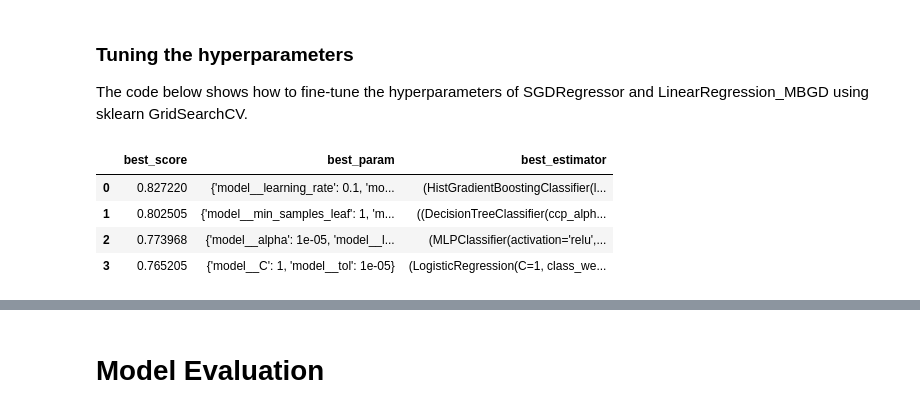
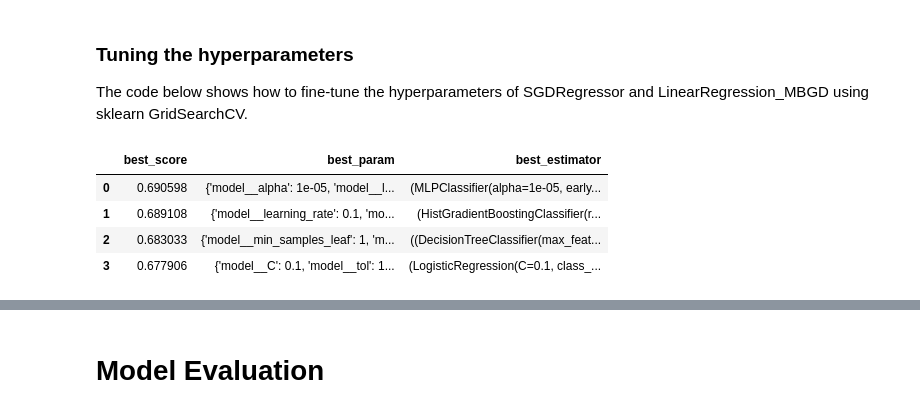
Before and after one commit to adamkritz/nhlgames, a Jupyter notebook: Final Report (.ipynb)/Final_Report.ipynb, the cells around one changed output, grey strips where cells are left out. Cells and saved outputs as stored; diff of their text form; code cells hidden in the pictures.

```diff
--- a/Final Report (.ipynb)/Final_Report.ipynb
+++ b/Final Report (.ipynb)/Final_Report.ipynb
@@ -183,7 +156,7 @@ dat['won'] = dat['won'].astype(int)
 # %% [markdown]
 ## Remove Unecessary Columns
 # %%
-df = dat.drop(['HoA', 'head_coach_x', 'date_time_GMT', 'season', 'head_coach_y', 'level_1', 'settled_in'], axis = 1)
+df = dat.drop(['HoA', 'head_coach_x', 'date_time_GMT', 'season', 'head_coach_y', 'level_1', 'settled_in', 'pts'], axis = 1)
 # %% [markdown]
 ## Splitting Data
 # %%
@@ -387,3 +430,17 @@ X_train_val, y_train_val, ps = get_train_val_ps(X_train, y_train, X_val, y_val)
+# %%
+from sklearn.model_selection import PredefinedSplit
+
+# Combine the feature matrix in the training and validation data
+X_train_val = np.vstack((X_train, X_val))
+
+# Combine the target vector in the training and validation data
+y_train_val = np.vstack((y_train.reshape(-1, 1), y_val.reshape(-1, 1))).reshape(-1)
+
+# Get the indices of training and validation data
+train_val_idxs = np.append(np.full(X_train.shape[0], -1), np.full(X_val.shape[0], 0))
+
+# The PredefinedSplit
+ps = PredefinedSplit(train_val_idxs)
 # %% [markdown]
 ## GridSearchCV
 # %% [markdown]
@@ -491,35 +550,35 @@ for acronym in pipes.keys():
 
     # Update best_score_params_estimator_gs
     best_score_params_estimator_gs.append([gs.best_score_, gs.best_params_, gs.best_estimator_])
 
     # Sort cv_results in ascending order of 'rank_test_score' and 'std_test_score'
     cv_results = pd.DataFrame.from_dict(gs.cv_results_).sort_values(by=['rank_test_score', 'std_test_score'])
 
     # Get the important columns in cv_results
     important_columns = ['rank_test_score',
                          'mean_test_score',
                          'std_test_score',
                          'mean_train_score',
                          'std_train_score',
                          'mean_fit_time',
                          'std_fit_time',
                          'mean_score_time',
                          'std_score_time']
 
     # Move the important columns ahead
     cv_results = cv_results[important_columns + sorted(list(set(cv_results.columns) - set(important_columns)))]
 
     # Write cv_results file
-    cv_results.to_csv(path_or_buf=abspath_curr + '/result/titanic/cv_results/GridSearchCV/' + acronym + '.csv', index=False)
+    cv_results.to_csv(path_or_buf=os.getcwd() + '/results/' + acronym + '.csv', index=False)
 
 # Sort best_score_params_estimator_gs in descending order of the best_score_
 best_score_params_estimator_gs = sorted(best_score_params_estimator_gs, key=lambda x : x[0], reverse=True)
 
 # Print best_score_params_estimator_gs
 pd.DataFrame(best_score_params_estimator_gs, columns=['best_score', 'best_param', 'best_estimator'])
 # %% [output]
 |  | best_score | best_param | best_estimator |
-| 0 | 0.827220 | {'model__learning_rate': 0.1, 'mo... | (HistGradientBoostingClassifier(l... |
-| 1 | 0.802505 | {'model__min_samples_leaf': 1, 'm... | ((DecisionTreeClassifier(ccp_alph... |
-| 2 | 0.773968 | {'model__alpha': 1e-05, 'model__l... | (MLPClassifier(activation='relu',... |
-| 3 | 0.765205 | {'model__C': 1, 'model__tol': 1e-05} | (LogisticRegression(C=1, class_we... |
+| 0 | 0.690598 | {'model__alpha': 1e-05, 'model__l... | (MLPClassifier(alpha=1e-05, early... |
+| 1 | 0.689108 | {'model__learning_rate': 0.1, 'mo... | (HistGradientBoostingClassifier(r... |
+| 2 | 0.683033 | {'model__min_samples_leaf': 1, 'm... | ((DecisionTreeClassifier(max_feat... |
+| 3 | 0.677906 | {'model__C': 0.1, 'model__tol': 1... | (LogisticRegression(C=0.1, class_... |
```
Also changed, not shown: parts of 31 cells of this notebook.
